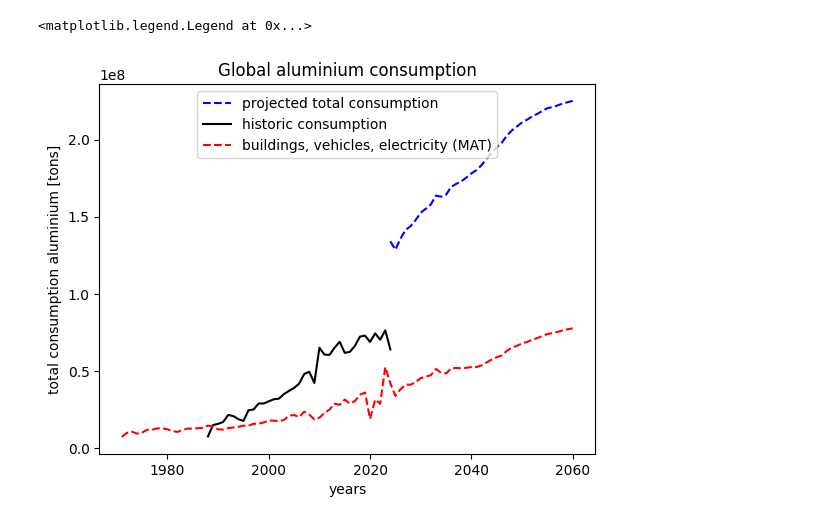
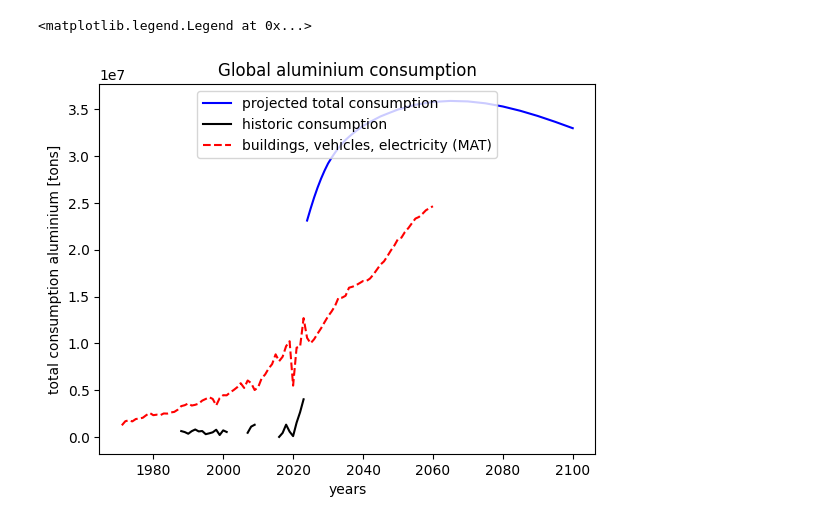
Before and after one commit to imagepbl/image-materials, a Jupyter notebook: imagematerials/rest_of/scripts_test/aluminium.ipynb, the cells around one changed output. Cells and saved outputs as stored; diff of their text form; code cells hidden in the pictures.

```diff
--- a/imagematerials/rest_of/scripts_test/aluminium.ipynb
+++ b/imagematerials/rest_of/scripts_test/aluminium.ipynb
@@ -140,0 +104,12 @@ aluminium.historic_other_fraction_consumption[aluminium.historic_other_fraction_
+# %%
+# Fit models
+aluminium.calculate_regressors(aluminium.historic_other_fraction_consumption)
+aluminium.fit_models(best_rmse_models= {
+    'low_steady' : 'gompertz model',
+                     'all' : 'gompertz model',
+                     'china' : 'gompertz model',
+    'outlier' : 'gompertz model'})
+# Projections
+
+
+aluminium.project_on_total(list(IAI_TO_IMAGE_CLASSES.keys()))
@@ -175,9 +189,0 @@ plt.legend()
-# %%
-# Fit models
-aluminium.calculate_regressors(aluminium.historic_other_fraction_consumption)
-aluminium.fit_models(best_rmse_models={'all_together': 'logistic growth model',
-                                       'china': 'gompertz model',
-                                    'oceania': 'gompertz model'})
-
-aluminium.region_model_match
-aluminium.rmse_r2_groups
@@ -291,22 +190,25 @@ aluminium.projection_per_region_total
 # %%
 fig, ax = plt.subplots()             # Create a figure containing a single Axes.
 
-ax.plot(aluminium.projection_per_region_total.loc[2024:, ].sum(axis = 1) + aluminium.image_mat_data.loc[2024:, ].sum(axis = 1),
+region = 'Asia (ex China)'
+
+if region in project_on_mat:
+    ax.plot(aluminium.projection_per_region_total[region].loc[2024:, ],
+            linestyle = '-', color = 'blue', label = 'projected total consumption')
+else:
+      ax.plot(aluminium.projection_per_region_total[region].loc[2024:, ] + aluminium.image_mat_material_regions_total[region].loc[2024:, ],
         linestyle = '--', color = 'blue', label = 'projected total consumption')
 
-# ax.plot(aluminium.projection_per_region_total_min_mat.loc[2024:, ].sum(axis = 1),
-#         linestyle = '--', color = 'green', label = 'projected total consumption min mat')
-
-ax.plot(aluminium.historic_consumption_data.sum(axis = 1),
+ax.plot(aluminium.historic_consumption_data[region],
         linestyle = '-', color = 'black', label = 'historic consumption')
 
-ax.plot(aluminium.image_mat_data.sum(axis = 1).loc[1971:],
+ax.plot(aluminium.image_mat_material_regions_total[region].loc[1971:],
         linestyle = '--', color = 'red', label = 'buildings, vehicles, electricity (MAT)')
 
 ax.set_ylabel("total consumption aluminium [tons]")
 ax.set_xlabel("years")
 ax.title.set_text("Global aluminium consumption")
 ax.legend(loc = 'upper center')
 # %% [output]
 <matplotlib.legend.Legend at 0x...>
-[figure, old version]
+[figure, new version]
```
Also changed, not shown: parts of 19 cells of this notebook, 4 other files.
